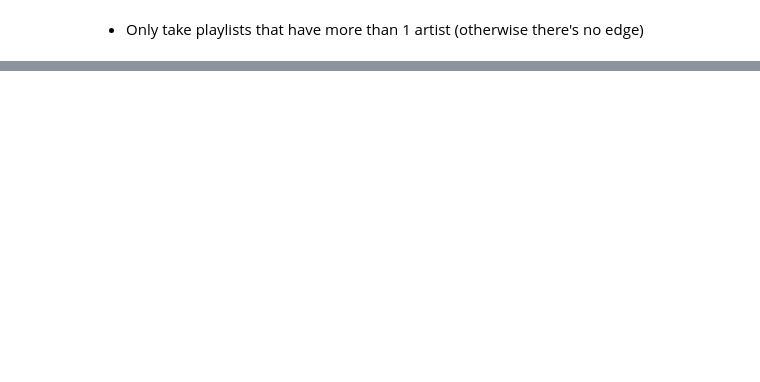
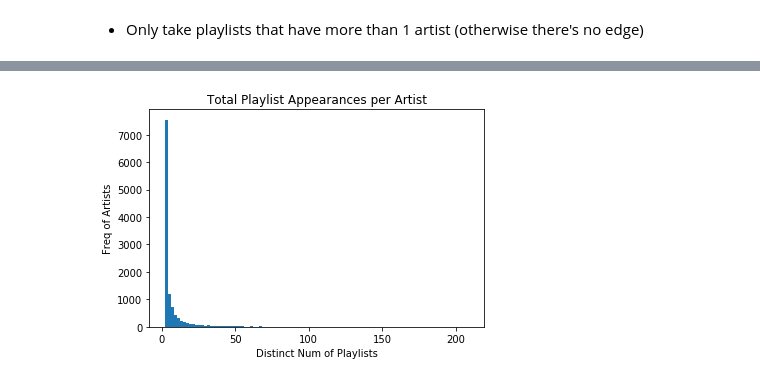
Before and after one commit to jli5064/Spotify, a Jupyter notebook: notebooks/practice.ipynb, the cells around one changed output, grey strips where cells are left out. Saved outputs shown, nothing was run; the diff lists cells and outputs as text; code cells hidden in the pictures; blank space fills up the shorter version.

```diff
--- a/notebooks/practice.ipynb
+++ b/notebooks/practice.ipynb
@@ -103,0 +104,4 @@ df
+# %%
+unq_play = sampled_df.groupby(['artistname', 'playlistname']).count().reset_index().groupby('artistname').count()[['playlistname']].reset_index()
+# unq_play = unq_play.groupby('playlistname').count()
+unq_play
@@ -104,3 +122,11 @@ df
+# %%
+plt.hist(unq_play[(unq_play['playlistname'] > 1)]['playlistname'], bins=100)
+plt.xlabel('Distinct Num of Playlists')
+plt.ylabel('Freq of Artists')
+plt.title('Total Playlist Appearances per Artist')
+plt.savefig('playlistapp')
+# %% [output]
+[figure, added]
 # %%
 # same def as quarter 1
 def read_edge(gph, n0, n1):
```
Also changed, not shown: parts of 16 cells of this notebook, 2 other files.
